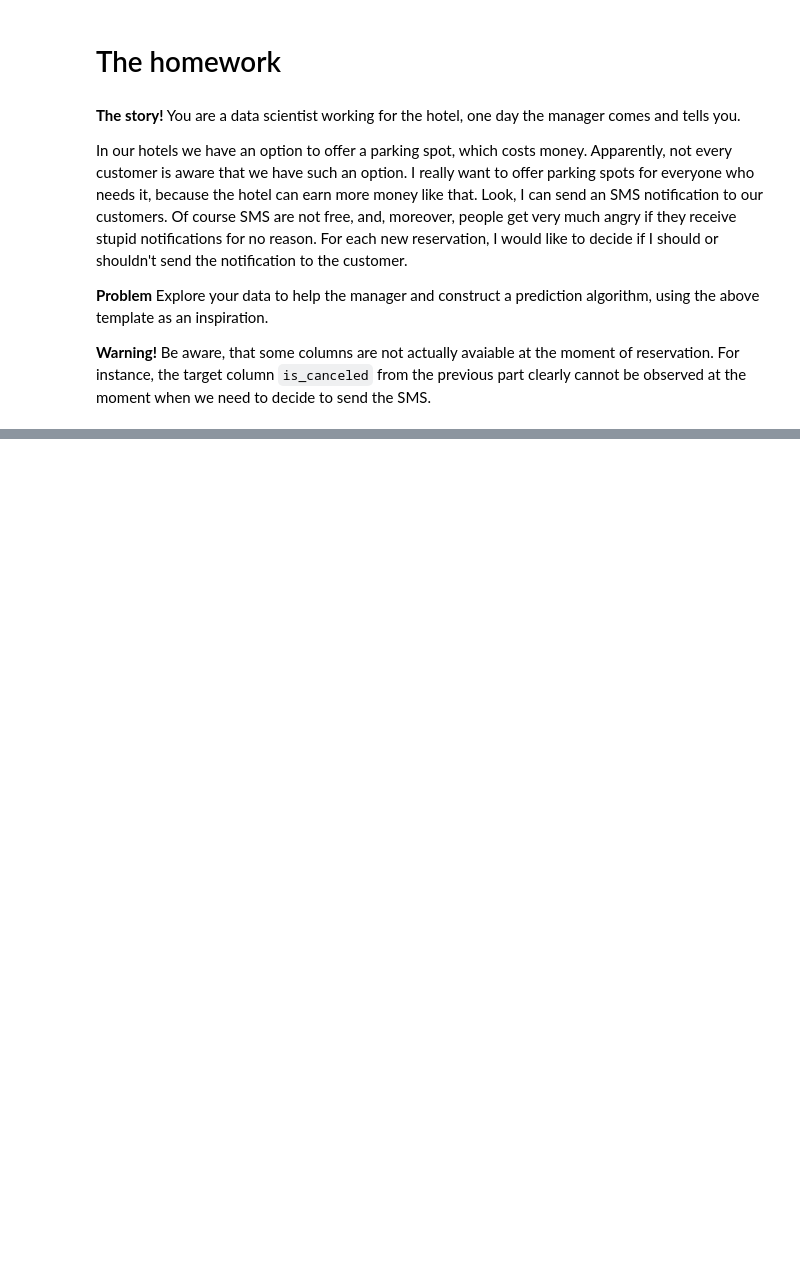
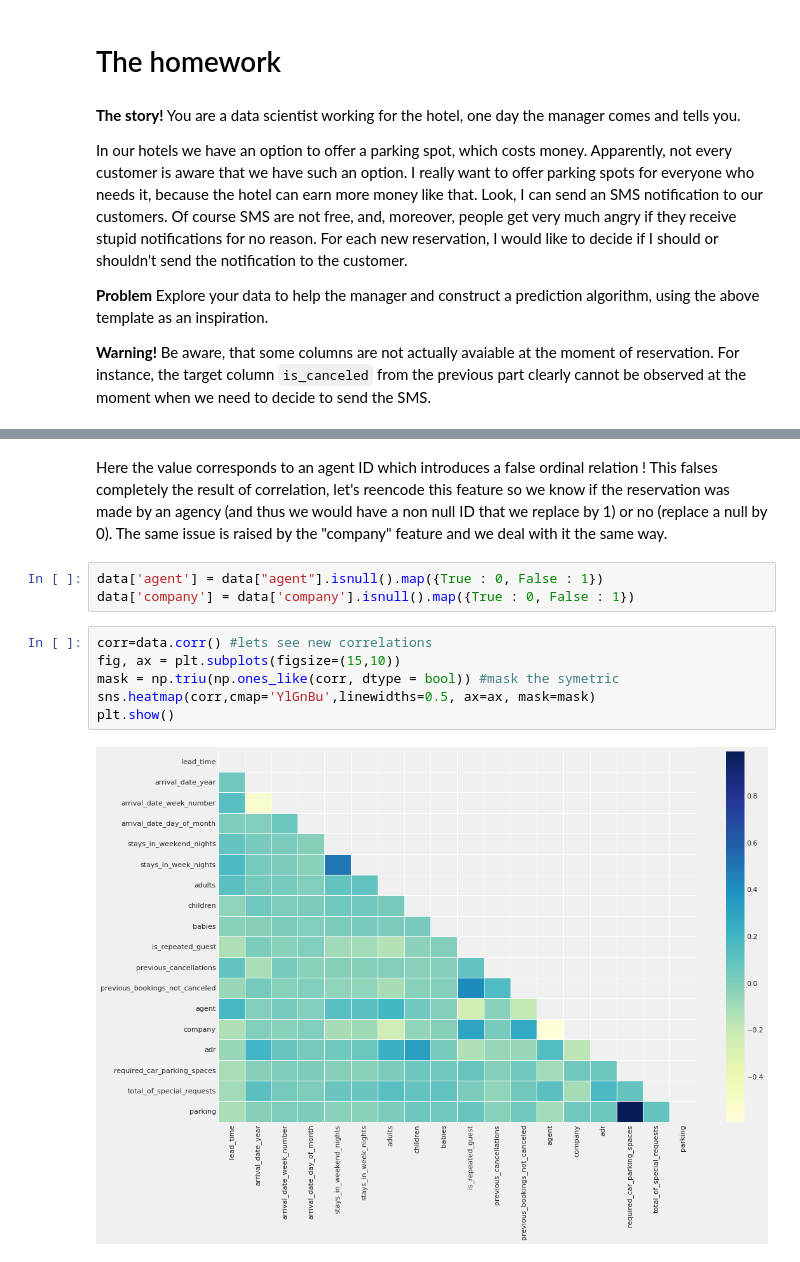
Before and after one commit to Noureddineidir/Applied-ML-ENSAE-Course-, a Jupyter notebook: TP2.ipynb, the cells around one changed output, grey strips where cells are left out. Drawn from its saved outputs; the diff is of its cells as text; blank space fills up the shorter version.

```diff
--- a/TP2.ipynb
+++ b/TP2.ipynb
@@ -469,0 +596,14 @@ In our hotels we have an option to offer a parking spot, which costs money. Appa
+# %% [markdown]
+Here the value corresponds to an agent ID which introduces a false ordinal relation ! This falses completely the result of correlation, let's reencode this feature so we know if the reservation was made by an agency (and thus we would have a non null ID that we replace by 1) or no (replace a null by 0).
+The same issue is raised by the "company" feature and we deal with it the same way.
+# %%
+data['agent'] = data["agent"].isnull().map({True : 0, False : 1})
+data['company'] = data['company'].isnull().map({True : 0, False : 1})
+# %%
+corr=data.corr() #lets see new correlations
+fig, ax = plt.subplots(figsize=(15,10))
+mask = np.triu(np.ones_like(corr, dtype = bool)) #mask the symetric
+sns.heatmap(corr,cmap='YlGnBu',linewidths=0.5, ax=ax, mask=mask)
+plt.show()
+# %% [output]
+[figure, added]
```
Also changed, not shown: parts of 85 cells of this notebook.
